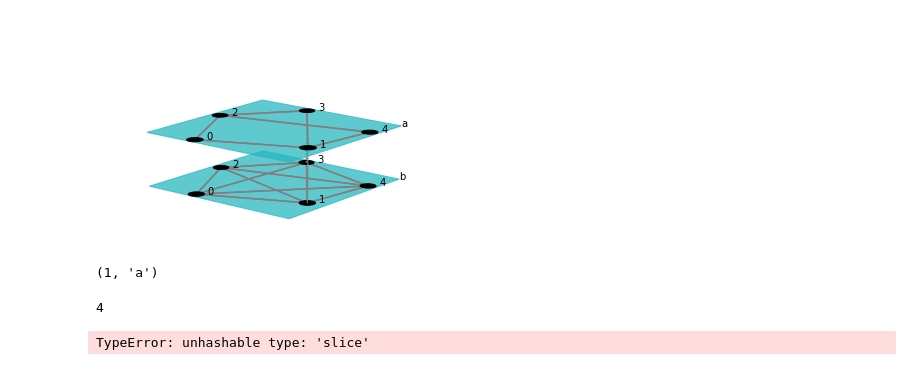
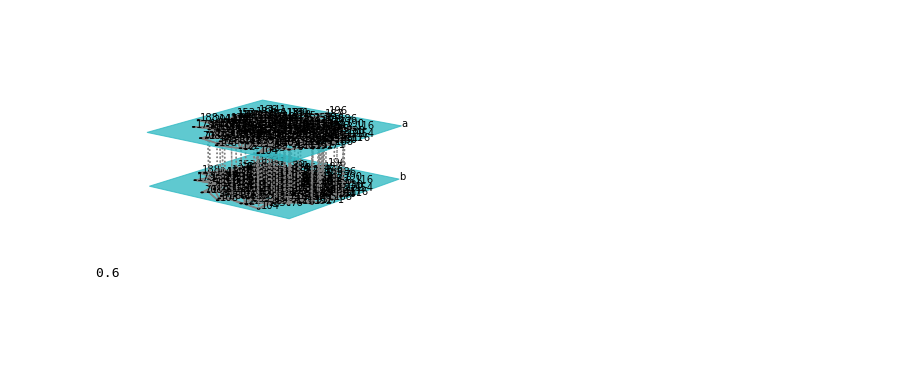
Before and after one commit to PauloMRocha/Epidemics_In_Multilayer_Networks, a Jupyter notebook: Multilayer Epidemics.ipynb, the cells around one changed output. Saved outputs shown, nothing was run; the diff lists cells and outputs as text; code cells hidden in the pictures; blank space fills up the shorter version.

```diff
--- a/Multilayer Epidemics.ipynb
+++ b/Multilayer Epidemics.ipynb
@@ -13,3 +16,13 @@ def convert_graph(M, layer, G):
 
     for i in G.edges():
         M[i[0], i[1], layer, layer] = 1
+
+    return
+
+def generate_inter_conections(M, p, v):
+    comb = combinations(M.get_layers(), 2)
+    for lrs in comb:
+        for i in M:
+            if(np.random.rand() < p):
+                M[i,i, lrs[0],lrs[1]] = v
+    return
@@ -39,24 +58,12 @@ net.add_layer('b')
 convert_graph(net, 'a', GBA)
 convert_graph(net, 'b', GER)
 #convert_graph(net, 'c', GER)
-# %%
-net[1,1,'a','b'] = 1
-#net[1,1,'a','c'] = 3
-net[3,3, 'a','b'] = 1
-fig = mn.draw(net)
-# %% [output]
-[figure, removed]
-# %%
-for i in net[1, 1, 'b', :]:
-    print(i)
-# %% [output]
-(1, 'a')
-# %%
-len(net)
-# %% [output]
-4
-# %%
-d = {'a':1, 'b':2, 'c':3}
-d[:]=0
-# %% [output]
-TypeError: unhashable type: 'slice'
+# %%
+generate_inter_conections(net, 0.3, 0.6)
+fig = mn.draw(net)
+# %% [output]
+[figure, added]
+# %%
+net[1, 1, 'b', 'a']
+# %% [output]
+0.6
```
Also changed, not shown: parts of 10 cells of this notebook, 1 other file.
